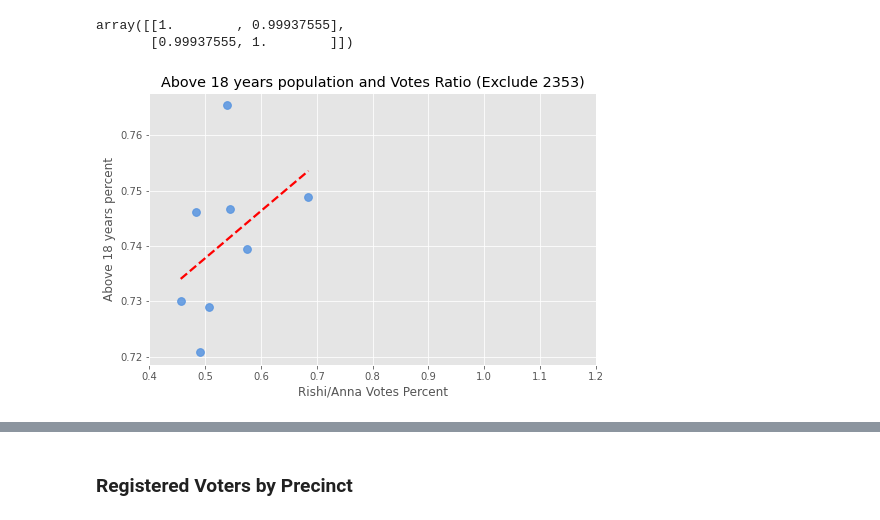
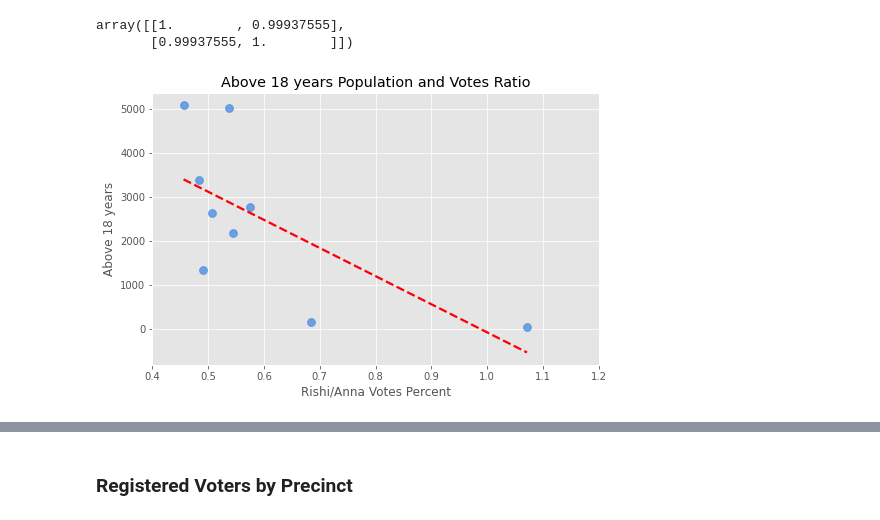
Before and after one commit to zrrddd/Los_Altos_Analysis, a Jupyter notebook: Main.ipynb, the cells around one changed output, grey strips where cells are left out. Saved outputs shown, nothing was run; the diff lists cells and outputs as text; code cells hidden in the pictures.

```diff
--- a/Main.ipynb
+++ b/Main.ipynb
@@ -381,13 +381,13 @@ np.corrcoef(df['Total'], df['Above 18 years'])
 # %% [output]
 array([[1.        , 0.99937555],
        [0.99937555, 1.        ]])
-# %%
-fig, ax = plt.subplots(figsize=(8,5))
-sns.regplot(x="Rishi/Anna Votes Percent", y="Above 18 years percent",data=df.loc[:7], ax=ax, ci=False,
-            scatter_kws={"s":60, 'color':"#4E8FE0"}, line_kws={"color":"red", "ls":"--"})
-ax.set(xlim=(0.4, 1.2), title="Above 18 years population and Votes Ratio (Exclude 2353)");
-# %% [output]
-[figure, old version]
+# %%
+fig, ax = plt.subplots(figsize=(8,5))
+sns.regplot(x="Rishi/Anna Votes Percent", y="Above 18 years",data=df, ax=ax, ci=False,
+            scatter_kws={"s":60, 'color':"#4E8FE0"}, line_kws={"color":"red", "ls":"--"})
+ax.set(xlim=(0.4, 1.2), title="Above 18 years Population and Votes Ratio");
+# %% [output]
+[figure, added]
 # %%
 fig, ax = plt.subplots(figsize=(8,5))
 sns.regplot(x="Rishi/Anna Votes Percent", y="Above 18 years percent",data=df, ax=ax,
```
Also changed, not shown: parts of 5 cells of this notebook, 1 other file.
